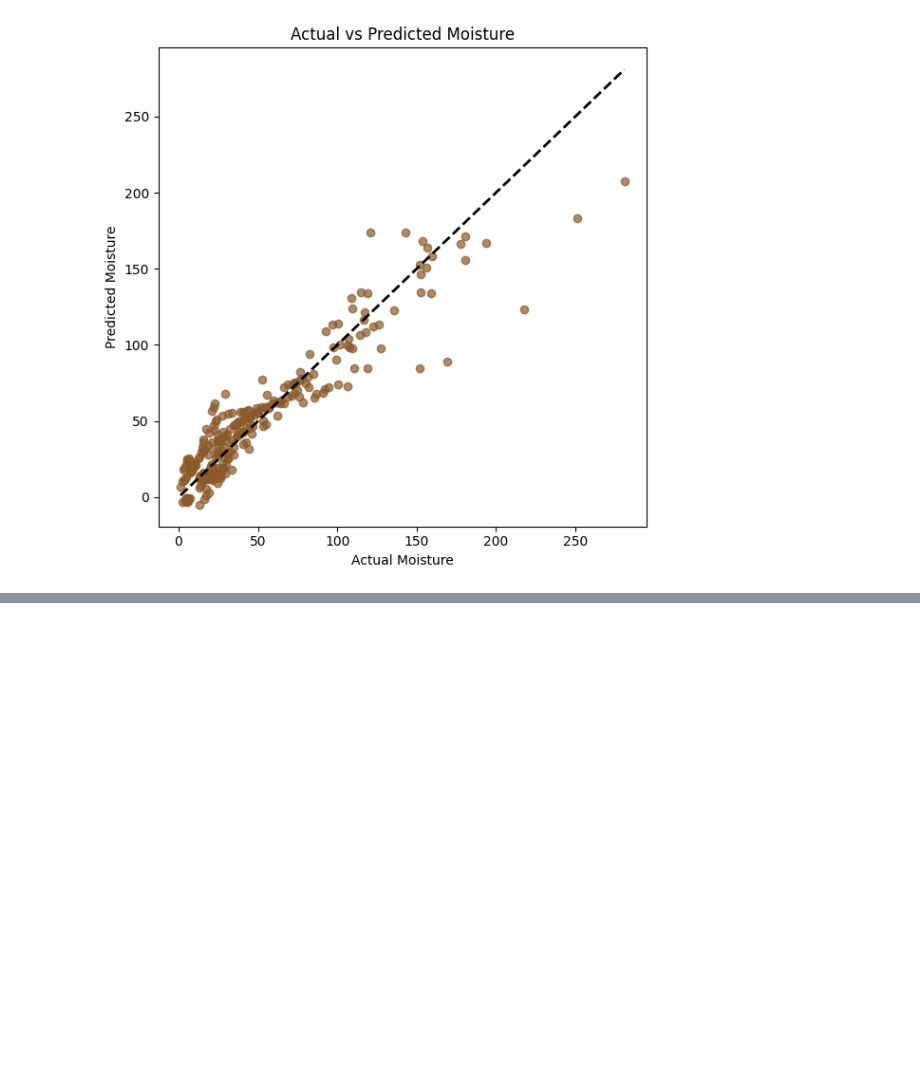
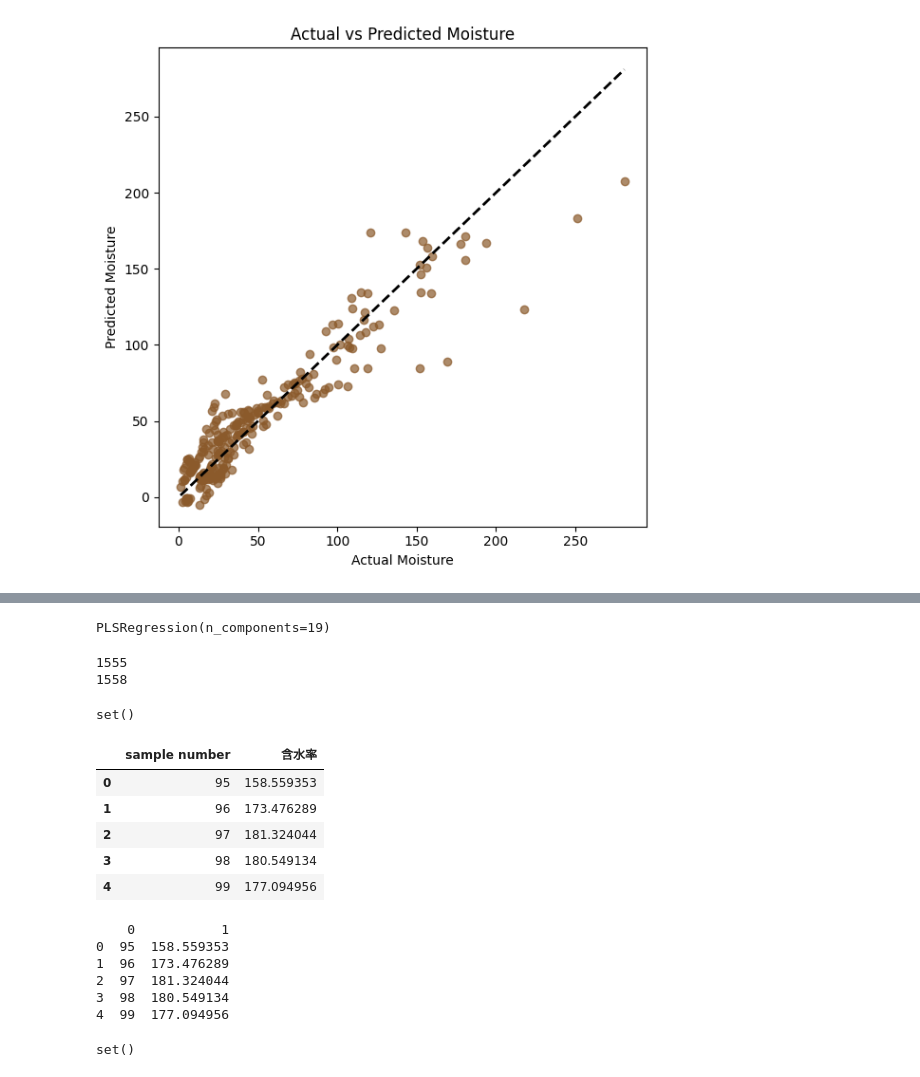
Before and after one commit to Bimbobana/NIR-Spectroscopy-Moisture-Prediction-Using-Machine-Learning, a Jupyter notebook: notebooks/01_EDA.ipynb, the cells around one changed output, grey strips where cells are left out. Saved outputs shown, nothing was run; the diff lists cells and outputs as text; code cells hidden in the pictures; blank space fills up the shorter version.

```diff
--- a/notebooks/01_EDA.ipynb
+++ b/notebooks/01_EDA.ipynb
@@ -537,0 +627,44 @@ plt.show()
+# %%
+best_n = 19  # replace with your best value
+
+pls_final = PLSRegression(n_components=best_n)
+pls_final.fit(X, y)
+# %% [output]
+PLSRegression(n_components=19)
+# %%
+submission = pd.DataFrame({
+    "sample number": test["sample number"],
+    "含水率": test_preds.flatten()
+})
+
+submission.to_csv("submission_pls.csv", index=False, header=False)
+# %%
+print(len(spectral_cols))
+print(len(test.columns))
+# %% [output]
+1555
+1558
+# %%
+print(set(spectral_cols) - set(test.columns))
+# %% [output]
+set()
+# %%
+submission.head()
+# %% [output]
+|  | sample number | 含水率 |
+| 0 | 95 | 158.559353 |
+| 1 | 96 | 173.476289 |
+| 2 | 97 | 181.324044 |
+| 3 | 98 | 180.549134 |
+| 4 | 99 | 177.094956 |
+# %%
+import pandas as pd
+check = pd.read_csv("submission_pls.csv", header=None)
+print(check.head())
+# %% [output]
+    0           1
+0  95  158.559353
+1  96  173.476289
+2  97  181.324044
+3  98  180.549134
+4  99  177.094956
@@ -537,0 +675,4 @@ plt.show()
+# %%
+set(spectral_cols) - set(test.columns)
+# %% [output]
+set()
```
Also changed, not shown: parts of 12 cells of this notebook.
